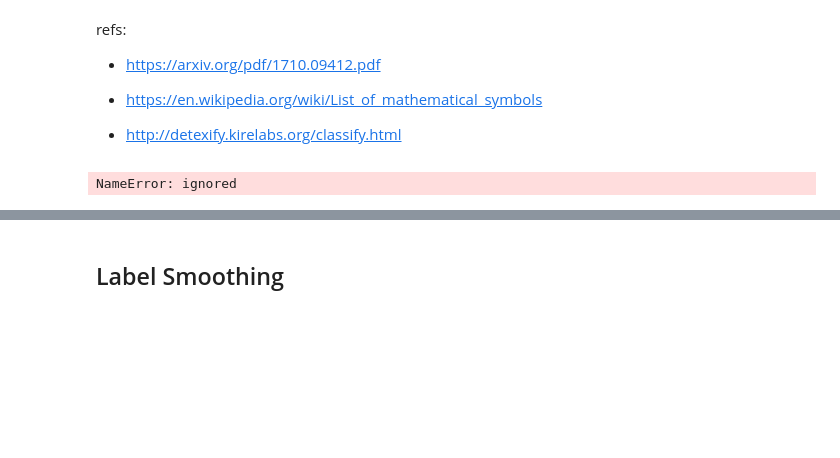
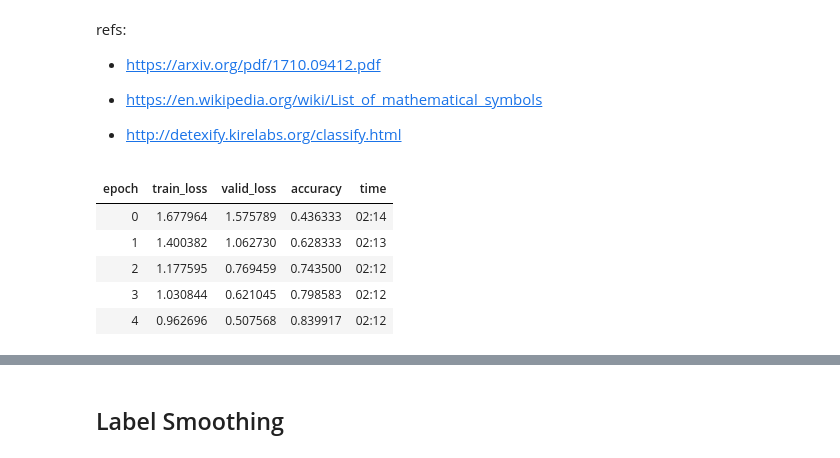
Before and after one commit to zjzsu2000/CMPE297_Sec49AdvanceDL, a Jupyter notebook: Assignment 2/Assignment_2_c).ipynb, the cells around one changed output, grey strips where cells are left out. Saved outputs shown, nothing was run; the diff lists cells and outputs as text; code cells hidden in the pictures; blank space fills up the shorter version.

```diff
--- a/Assignment 2/Assignment_2_c).ipynb
+++ b/Assignment 2/Assignment_2_c).ipynb
@@ -153,7 +155,13 @@ def cutout(x, n_holes=1, length=40):
+# %%
+mixup = MixUp(0.3)
 # %%
 model = xresnet50()
-learn = Learner(dataloaders, model, loss_func=CrossEntropyLossFlat(),
-                metrics=accuracy, cbs=Mixup)
+learn = Learner(dataloaders, model, loss_func=CrossEntropyLossFlat(), metrics=accuracy, cbs=mixup)
 learn.fit_one_cycle(5, 0.003)
 # %% [output]
-NameError: ignored
+| epoch | train_loss | valid_loss | accuracy | time |
+| 0 | 1.677964 | 1.575789 | 0.436333 | 02:14 |
+| 1 | 1.400382 | 1.062730 | 0.628333 | 02:13 |
+| 2 | 1.177595 | 0.769459 | 0.743500 | 02:12 |
+| 3 | 1.030844 | 0.621045 | 0.798583 | 02:12 |
+| 4 | 0.962696 | 0.507568 | 0.839917 | 02:12 |
```
Also changed, not shown: parts of 10 cells of this notebook.
